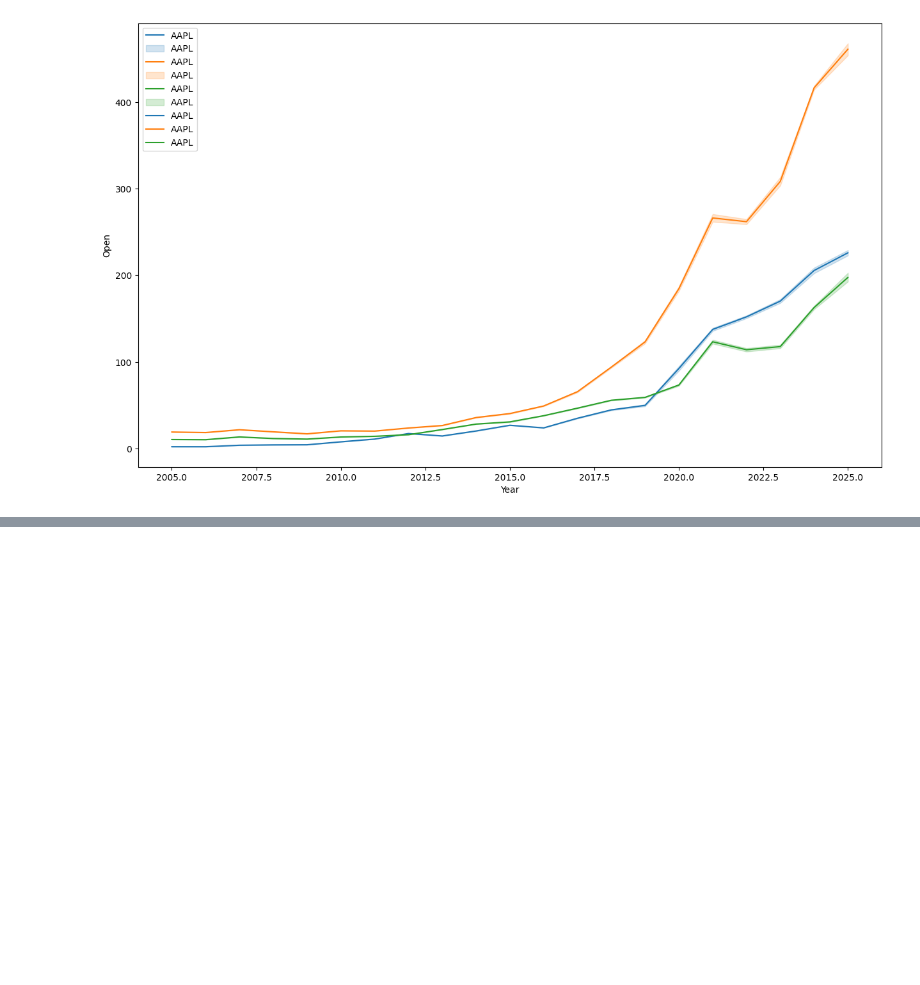
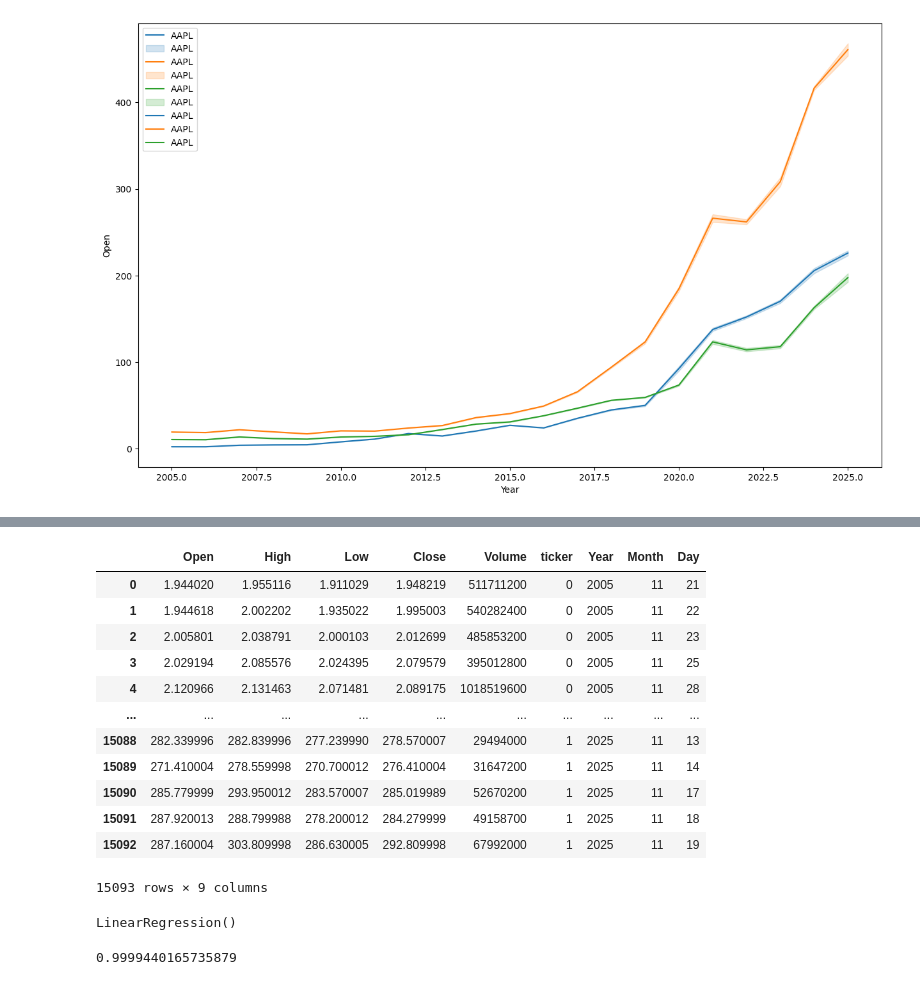
Before and after one commit to ProgrammerRez/Task-04---Stocks-Prediction, a Jupyter notebook: Training/Data_Collection.ipynb, the cells around one changed output, grey strips where cells are left out. Saved outputs shown, nothing was run; the diff lists cells and outputs as text; code cells hidden in the pictures; blank space fills up the shorter version.

```diff
--- a/Training/Data_Collection.ipynb
+++ b/Training/Data_Collection.ipynb
@@ -99 +101,22 @@ df2
 15093 rows × 7 columns
+# %%
+df2['Year'] = df2['Date'].dt.year
+df2['Month'] = df2['Date'].dt.month
+df2['Day'] = df2['Date'].dt.day
+
+df2 = df2.drop(['Date'],axis=1)
+df2
+# %% [output]
+|  | Open | High | Low | Close | Volume | ticker | Year | Month | Day |
+| 0 | 1.944020 | 1.955116 | 1.911029 | 1.948219 | 511711200 | 0 | 2005 | 11 | 21 |
+| 1 | 1.944618 | 2.002202 | 1.935022 | 1.995003 | 540282400 | 0 | 2005 | 11 | 22 |
+| 2 | 2.005801 | 2.038791 | 2.000103 | 2.012699 | 485853200 | 0 | 2005 | 11 | 23 |
+| 3 | 2.029194 | 2.085576 | 2.024395 | 2.079579 | 395012800 | 0 | 2005 | 11 | 25 |
+| 4 | 2.120966 | 2.131463 | 2.071481 | 2.089175 | 1018519600 | 0 | 2005 | 11 | 28 |
+| ... | ... | ... | ... | ... | ... | ... | ... | ... | ... |
+| 15088 | 282.339996 | 282.839996 | 277.239990 | 278.570007 | 29494000 | 1 | 2025 | 11 | 13 |
+| 15089 | 271.410004 | 278.559998 | 270.700012 | 276.410004 | 31647200 | 1 | 2025 | 11 | 14 |
+| 15090 | 285.779999 | 293.950012 | 283.570007 | 285.019989 | 52670200 | 1 | 2025 | 11 | 17 |
+| 15091 | 287.920013 | 288.799988 | 278.200012 | 284.279999 | 49158700 | 1 | 2025 | 11 | 18 |
+| 15092 | 287.160004 | 303.809998 | 286.630005 | 292.809998 | 67992000 | 1 | 2025 | 11 | 19 |
+15093 rows × 9 columns
@@ -99,0 +132,11 @@ df2
+# %%
+from sklearn.linear_model import LinearRegression
+
+lr = LinearRegression()
+lr.fit(X_train,y_train)
+# %% [output]
+LinearRegression()
+# %%
+lr.score(X_test,y_test)
+# %% [output]
+0.9999440165735879
```
Also changed, not shown: parts of 4 cells of this notebook.
